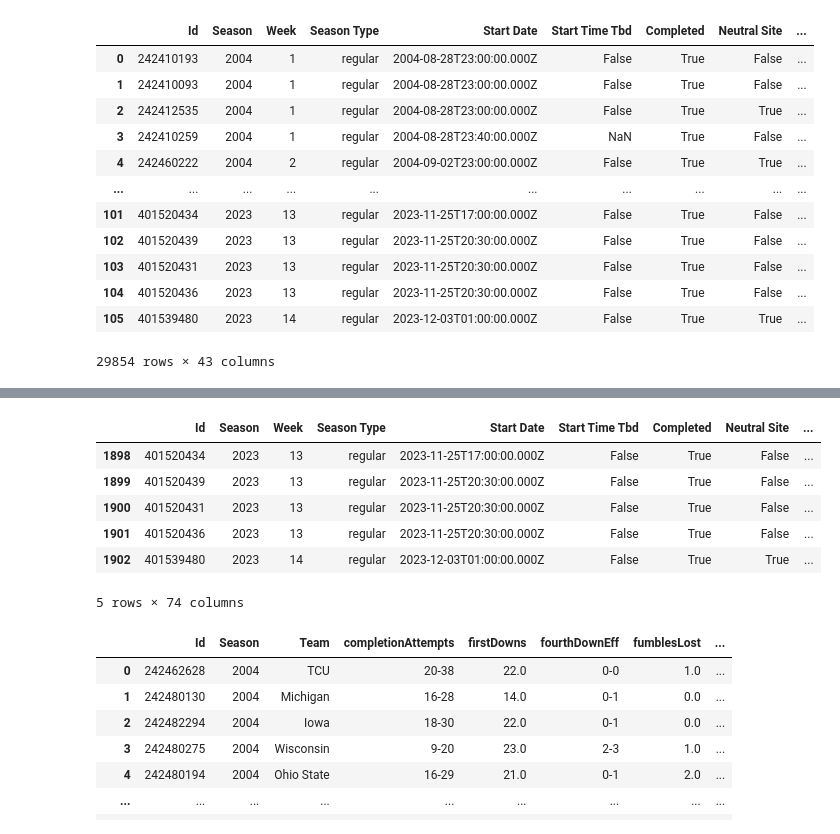
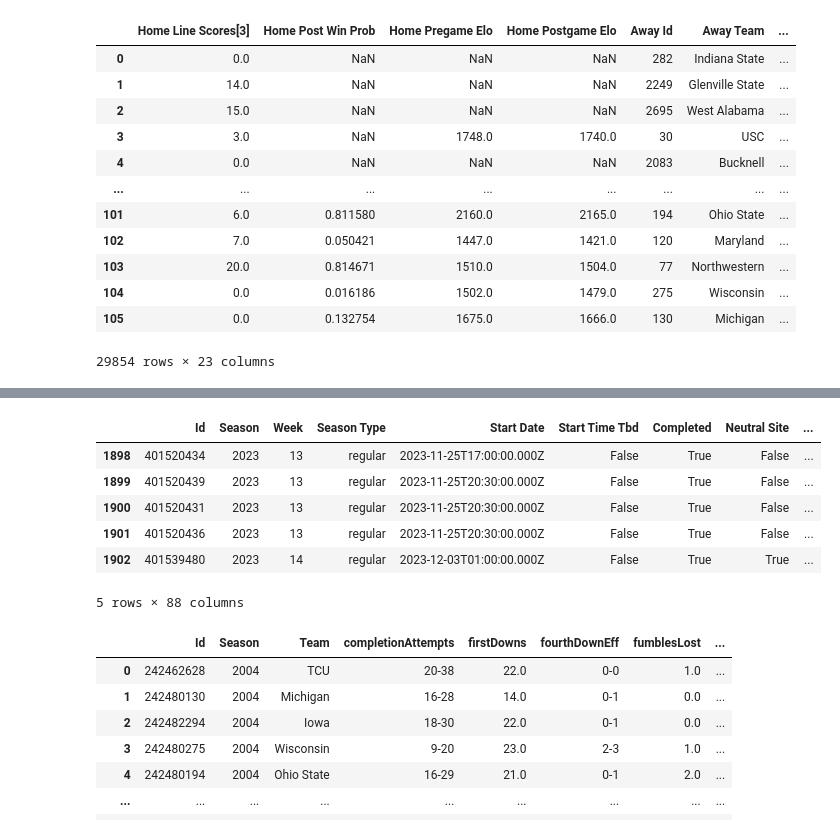
Before and after one commit to ballir27/College-Football-Betting, a Jupyter notebook: notebooks/big10_year_split_predictions.ipynb, the cells around one changed output, grey strips where cells are left out. Drawn from its saved outputs; the diff is of its cells as text; code cells hidden in the pictures.

```diff
--- a/notebooks/big10_year_split_predictions.ipynb
+++ b/notebooks/big10_year_split_predictions.ipynb
@@ -47,19 +68,19 @@ game_results_big10_all = pd.concat(game_results_big10_all_list)
 # %%
-game_results_big10_all
+game_results_big10_all.iloc[:,20:]
 # %% [output]
-|  | Id | Season | Week | Season Type | Start Date | Start Time Tbd | Completed | Neutral Site | ... |
-| 0 | 242410193 | 2004 | 1 | regular | 2004-08-28T23:00:00.000Z | False | True | False | ... |
-| 1 | 242410093 | 2004 | 1 | regular | 2004-08-28T23:00:00.000Z | False | True | False | ... |
-| 2 | 242412535 | 2004 | 1 | regular | 2004-08-28T23:00:00.000Z | False | True | True | ... |
-| 3 | 242410259 | 2004 | 1 | regular | 2004-08-28T23:40:00.000Z | NaN | True | False | ... |
-| 4 | 242460222 | 2004 | 2 | regular | 2004-09-02T23:00:00.000Z | False | True | True | ... |
-| ... | ... | ... | ... | ... | ... | ... | ... | ... | ... |
-| 101 | 401520434 | 2023 | 13 | regular | 2023-11-25T17:00:00.000Z | False | True | False | ... |
-| 102 | 401520439 | 2023 | 13 | regular | 2023-11-25T20:30:00.000Z | False | True | False | ... |
-| 103 | 401520431 | 2023 | 13 | regular | 2023-11-25T20:30:00.000Z | False | True | False | ... |
-| 104 | 401520436 | 2023 | 13 | regular | 2023-11-25T20:30:00.000Z | False | True | False | ... |
-| 105 | 401539480 | 2023 | 14 | regular | 2023-12-03T01:00:00.000Z | False | True | True | ... |
+|  | Home Line Scores[3] | Home Post Win Prob | Home Pregame Elo | Home Postgame Elo | Away Id | Away Team | ... |
+| 0 | 0.0 | NaN | NaN | NaN | 282 | Indiana State | ... |
+| 1 | 14.0 | NaN | NaN | NaN | 2249 | Glenville State | ... |
+| 2 | 15.0 | NaN | NaN | NaN | 2695 | West Alabama | ... |
+| 3 | 3.0 | NaN | 1748.0 | 1740.0 | 30 | USC | ... |
+| 4 | 0.0 | NaN | NaN | NaN | 2083 | Bucknell | ... |
+| ... | ... | ... | ... | ... | ... | ... | ... |
+| 101 | 6.0 | 0.811580 | 2160.0 | 2165.0 | 194 | Ohio State | ... |
+| 102 | 7.0 | 0.050421 | 1447.0 | 1421.0 | 120 | Maryland | ... |
+| 103 | 20.0 | 0.814671 | 1510.0 | 1504.0 | 77 | Northwestern | ... |
+| 104 | 0.0 | 0.016186 | 1502.0 | 1479.0 | 275 | Wisconsin | ... |
+| 105 | 0.0 | 0.132754 | 1675.0 | 1666.0 | 130 | Michigan | ... |
-29854 rows × 43 columns
+29854 rows × 23 columns
 # %%
 home_team_stats_big10_all_list = []
 away_team_stats_big10_all_list = []
@@ -219,5 +198,6 @@ home_minus_away_team_stats_big10_all = pd.concat(home_minus_away_team_stats_big1
 # %%
 team_stats_results_big10_all = pd.merge(game_results_big10_all, home_minus_away_team_stats_big10_all, on=['Id'], how='inner')
+team_stats_results_big10_all = pd.merge(team_stats_results_big10_all, betting_lines_all_draftkings, on=['Id'], how='left')
 team_stats_results_big10_all.tail()
 # %% [output]
 |  | Id | Season | Week | Season Type | Start Date | Start Time Tbd | Completed | Neutral Site | ... |
@@ -226,7 +206,7 @@ team_stats_results_big10_all.tail()
 | 1900 | 401520431 | 2023 | 13 | regular | 2023-11-25T20:30:00.000Z | False | True | False | ... |
 | 1901 | 401520436 | 2023 | 13 | regular | 2023-11-25T20:30:00.000Z | False | True | False | ... |
 | 1902 | 401539480 | 2023 | 14 | regular | 2023-12-03T01:00:00.000Z | False | True | True | ... |
-5 rows × 74 columns
+5 rows × 88 columns
 # %%
 home_team_stats_big10_all = pd.merge(game_results_big10_all[['Id','Season']], home_team_stats_big10_all, on=['Id'], how='inner')
 home_team_stats_big10_all
```
Also changed, not shown: parts of 28 cells of this notebook.
